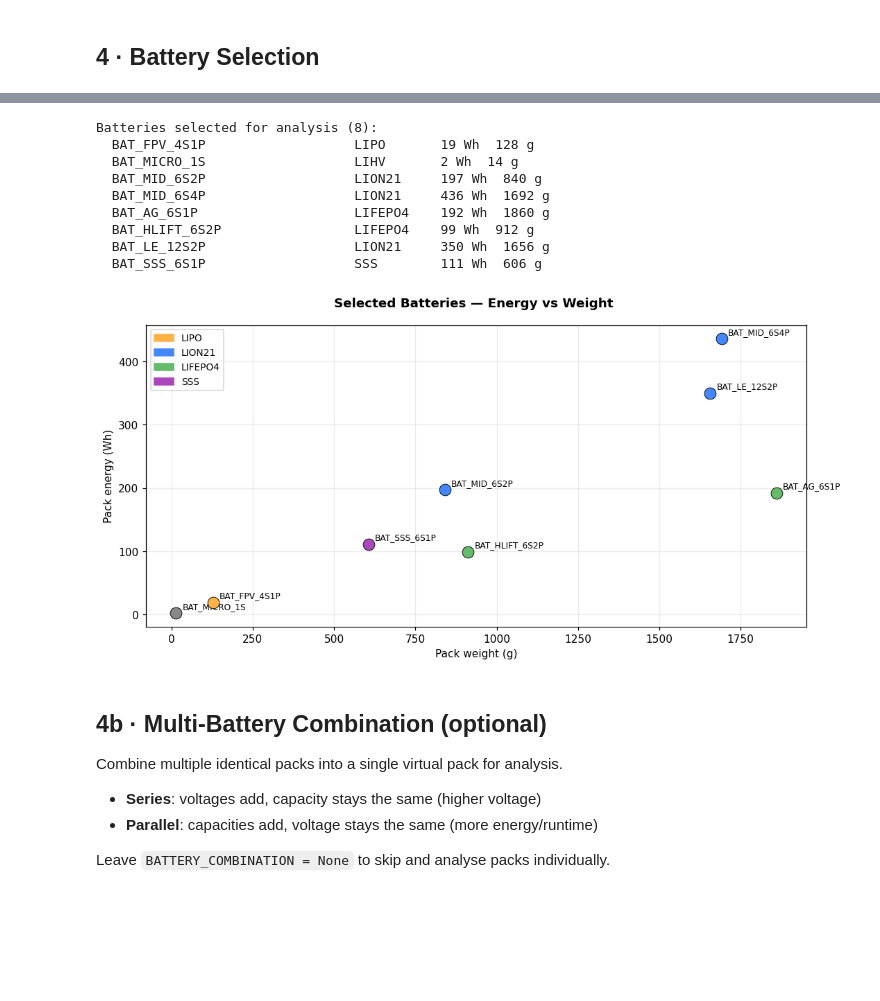
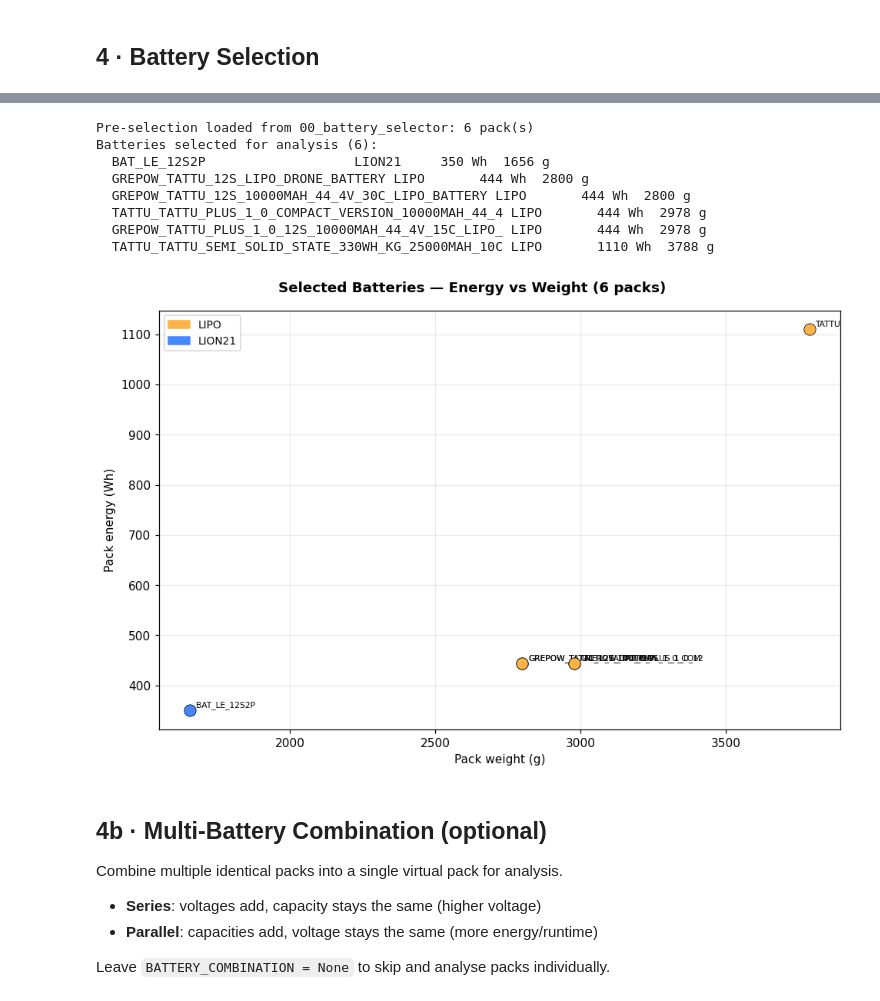
Before and after one commit to ben00001982/BattSim, a Jupyter notebook: notebooks/02_configurator.ipynb, the cells around one changed output, grey strips where cells are left out. Saved outputs shown, nothing was run; the diff lists cells and outputs as text; code cells hidden in the pictures; blank space fills up the shorter version.

```diff
--- a/notebooks/00_configurator.ipynb
+++ b/notebooks/02_configurator.ipynb
@@ -16,7 +16,11 @@ from batteries.database import BatteryDatabase
 
 plt.rcParams.update({'figure.dpi': 110, 'font.size': 10, 'axes.grid': True, 'grid.alpha': 0.25})
 DB_PATH   = '../battery_db.xlsx'
-CFG_PATH  = 'analysis_config.json'
+# Save config to project root (one level up from notebooks/)
+CFG_PATH  = ('../analysis_config.json'
+             if not __import__('os').path.exists('analysis_config.json')
+             or __import__('os').path.exists('../analysis_config.json')
+             else 'analysis_config.json')
 db = BatteryDatabase(DB_PATH).load()
 print(db.summary())
 # %% [output]
@@ -272,52 +282,82 @@ BAT_HLIFT_6S2P   LIFEPO4   6S2P         19.8            5.0         99.0       9
 # %%
 # ── SELECT BATTERIES TO ANALYSE ───────────────────────────────────────────────
-# List Battery_IDs from above. Use 'ALL' to include every pack in the catalogue.
+# Run 00_battery_selector first to pre-select batteries via filters.
+# If a selection was saved there, it is loaded automatically below.
+# Override by setting SELECTED_BATTERIES to a list of IDs or 'ALL'.
 
-SELECTED_BATTERIES = 'ALL'    # <── change to e.g. ['BAT_MID_6S2P', 'BAT_MID_6S4P']
+# Load pre-selection from 00_battery_selector (analysis_config.json)
+import json as _j, os as _o
+_pre = None
+if _o.path.exists(CFG_PATH):
+    with open(CFG_PATH) as _f:
+        _pre = _j.load(_f).get('selected_batteries')
+
+if _pre:
+    print(f'Pre-selection loaded from 00_battery_selector: {len(_pre)} pack(s)')
+    SELECTED_BATTERIES = _pre
+else:
+    SELECTED_BATTERIES = 'ALL'   # <── override: e.g. ['BAT_MID_6S2P', 'BAT_MID_6S4P']
 
 # ─────────────────────────────────────────────────────────────────────────────
 if SELECTED_BATTERIES == 'ALL':
     selected_ids = list(db.packs.keys())
 else:
     missing = [b for b in SELECTED_BATTERIES if b not in db.packs]
     if missing:
         raise ValueError(f'Unknown battery IDs: {missing}')
     selected_ids = list(SELECTED_BATTERIES)
 
 selected_packs = {bid: db.packs[bid] for bid in selected_ids}
 print(f'Batteries selected for analysis ({len(selected_ids)}):')
 for bid in selected_ids:
     p = db.packs[bid]
     print(f'  {bid:<30} {p.chemistry_id:<10} {p.pack_energy_wh:.0f} Wh  {p.pack_weight_g:.0f} g')
 
 # Energy vs weight comparison chart
-fig, ax = plt.subplots(figsize=(10, 5))
-fig.suptitle('Selected Batteries — Energy vs Weight', fontweight='bold')
+MAX_LABEL = 24
 chem_colors = {'LIPO':'#FFB347','LION21':'#4488FF','LIFEPO4':'#66BB6A',
                'SSS':'#AB47BC','LITO':'#26C6DA','LION':'#FF7043'}
-for bid in selected_ids:
+n_sel = len(selected_ids)
+fig_w = max(9, min(14, 7 + n_sel * 0.05))
+fig, ax = plt.subplots(figsize=(fig_w, 6))
+fig.suptitle(f'Selected Batteries — Energy vs Weight ({n_sel} packs)',
+             fontweight='bold')
+
+for idx, bid in enumerate(selected_ids):
     p = db.packs[bid]
     color = chem_colors.get(p.chemistry_id, '#888')
-    ax.scatter(p.pack_weight_g, p.pack_energy_wh, s=120, color=color,
-               edgecolors='black', linewidths=0.6, zorder=4)
-    ax.annotate(bid, (p.pack_weight_g, p.pack_energy_wh),
-                textcoords='offset points', xytext=(6, 4), fontsize=8)
-ax.set_xlabel('Pack weight (g)'); ax.set_ylabel('Pack energy (Wh)')
+    ax.scatter(p.pack_weight_g, p.pack_energy_wh, s=100, color=color,
+               edgecolors='black', linewidths=0.5, zorder=4)
+    if n_sel <= 20:
+        lbl = bid[:MAX_LABEL]
+        ax.annotate(lbl, (p.pack_weight_g, p.pack_energy_wh),
+                    textcoords='offset points', xytext=(5, 3), fontsize=7,
+                    clip_on=True)
+    else:
+        ax.annotate(str(idx + 1), (p.pack_weight_g, p.pack_energy_wh),
+                    textcoords='offset points', xytext=(3, 2), fontsize=6,
+                    clip_on=True)
+
+ax.set_xlabel('Pack weight (g)')
+ax.set_ylabel('Pack energy (Wh)')
 patches = [mpatches.Patch(color=c, label=k) for k, c in chem_colors.items()
            if any(db.packs[b].chemistry_id == k for b in selected_ids)]
-ax.legend(handles=patches, fontsize=9)
-plt.tight_layout(); plt.show()
+ax.legend(handles=patches, fontsize=9, loc='upper left', framealpha=0.8)
+if n_sel > 20:
+    ax.set_title(f'Labels are row numbers (1–{n_sel}); see table above for IDs.',
+                 fontsize=8)
+plt.tight_layout()
+plt.show()
 # %% [output]
-Batteries selected for analysis (8):
-  BAT_FPV_4S1P                   LIPO       19 Wh  128 g
-  BAT_MICRO_1S                   LIHV       2 Wh  14 g
-  BAT_MID_6S2P                   LION21     197 Wh  840 g
-  BAT_MID_6S4P                   LION21     436 Wh  1692 g
-  BAT_AG_6S1P                    LIFEPO4    192 Wh  1860 g
-  BAT_HLIFT_6S2P                 LIFEPO4    99 Wh  912 g
+Pre-selection loaded from 00_battery_selector: 6 pack(s)
+Batteries selected for analysis (6):
   BAT_LE_12S2P                   LION21     350 Wh  1656 g
-  BAT_SSS_6S1P                   SSS        111 Wh  606 g
+  GREPOW_TATTU_12S_LIPO_DRONE_BATTERY LIPO       444 Wh  2800 g
+  GREPOW_TATTU_12S_10000MAH_44_4V_30C_LIPO_BATTERY LIPO       444 Wh  2800 g
+  TATTU_TATTU_PLUS_1_0_COMPACT_VERSION_10000MAH_44_4 LIPO       444 Wh  2978 g
+  GREPOW_TATTU_PLUS_1_0_12S_10000MAH_44_4V_15C_LIPO_ LIPO       444 Wh  2978 g
+  TATTU_TATTU_SEMI_SOLID_STATE_330WH_KG_25000MAH_10C LIPO       1110 Wh  3788 g
-[figure, old version]
+[figure, new version]
 # %% [markdown]
 ## 4b · Multi-Battery Combination (optional)
 
```
Also changed, not shown: parts of 3 cells of this notebook, 42 other files.
